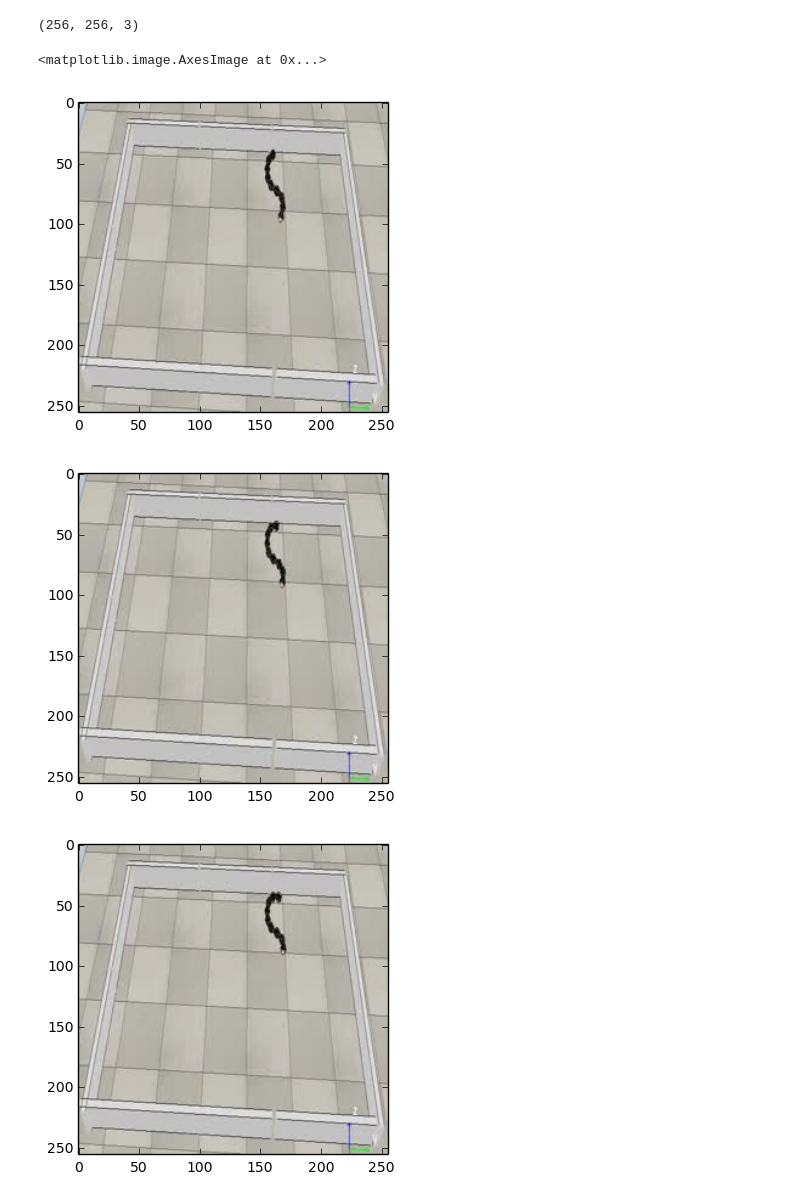
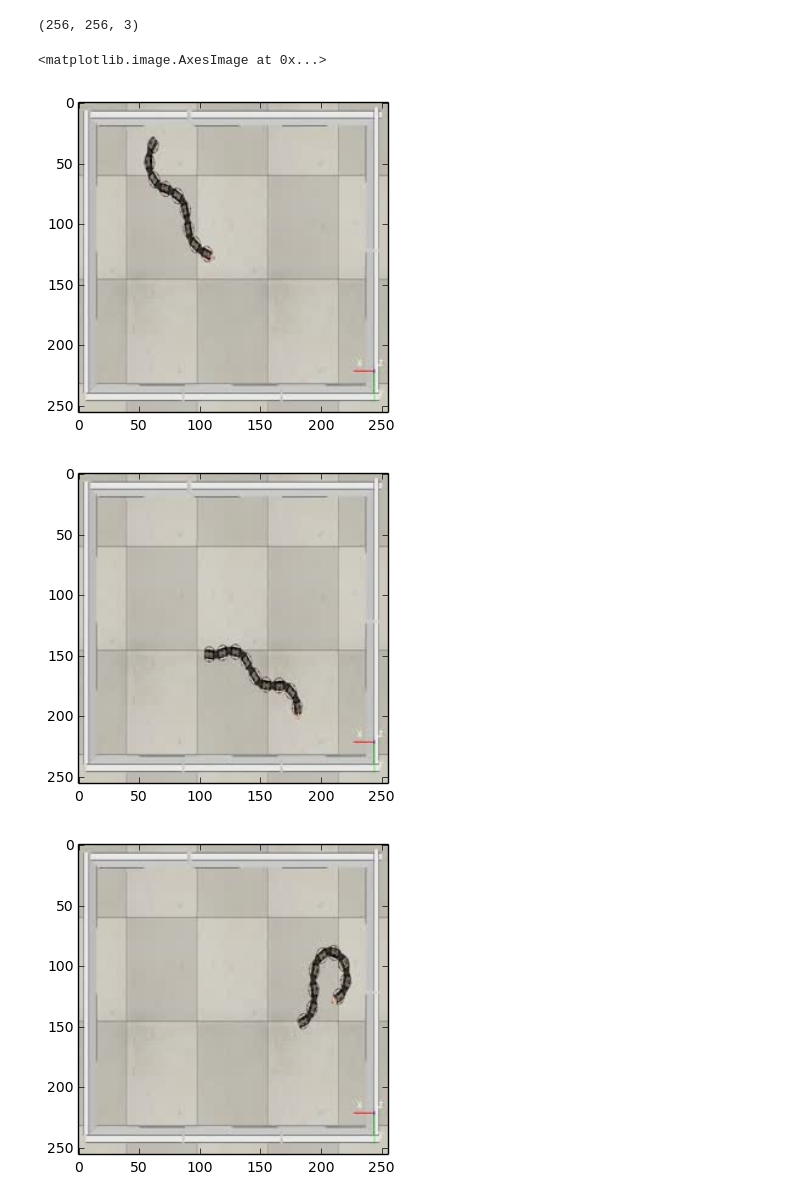
Before and after one commit to josephgreer/SoftRobotRepresentation, a Jupyter notebook: Src/PreprocessVideoData.ipynb, the cells around one changed output. Saved outputs shown, nothing was run; the diff lists cells and outputs as text; code cells hidden in the pictures.

```diff
--- a/Src/PreprocessVideoData.ipynb
+++ b/Src/PreprocessVideoData.ipynb
@@ -4,7 +4,7 @@
 import subprocess
 import re
 
-videoFile = "/home/ubuntu/SoftRobotRepresentation/Data/recording3.mp4"
+videoFile = "/home/ubuntu/SoftRobotRepresentation/Data/recordingRight2.mp4"
 
 def getLength(filename):
   result = subprocess.Popen(["ffprobe", filename],
@@ -45,7 +45,9 @@ imagesPerDir = 500
 outDir = '/home/ubuntu/SoftRobotRepresentation/Data/Recording3/'
 # cropInfo = '918:458:323:45' # for recording1
 # cropInfo = '910:1308:370:20' # for recording2
-cropInfo = '1188:1102:488:78' # for recording3
+# cropInfo = '1188:1102:488:78' # for recording3
+# cropInfo = '452:675:384:20' # for recordingOverhead
+cropInfo = '894:609:389:14' # for recordingOverhead
 
 numDirs = int(math.ceil(numFrames/imagesPerDir))
 for i in range(numDirs):
@@ -164,30 +169,30 @@ valStartNumber=18198
 # %%
 %matplotlib inline
 
 import matplotlib
 import matplotlib.pyplot as plt
 import time
 from matplotlib import image
 
-testPath = "/home/ubuntu/SoftRobotRepresentation/Data/Training/0/002510.jpg"
-testPath2 = "/home/ubuntu/SoftRobotRepresentation/Data/Training/0/002515.jpg"
-testPath3 = "/home/ubuntu/SoftRobotRepresentation/Data/Training/0/002513.jpg"
+testPath = "/home/ubuntu/SoftRobotRepresentation/Data/Training/0/030000.jpg"
+testPath2 = "/home/ubuntu/SoftRobotRepresentation/Data/Training/0/031000.jpg"
+testPath3 = "/home/ubuntu/SoftRobotRepresentation/Data/Training/0/032000.jpg"
 
 im =  image.imread(testPath)
 print im.shape
 plt.figure()
 plt.imshow(im)
 
 im3 =  image.imread(testPath3)
 plt.figure()
 plt.imshow(im3)
 
 im2 =  image.imread(testPath2)
 plt.figure()
 plt.imshow(im2)
 # %% [output]
 (256, 256, 3)
 <matplotlib.image.AxesImage at 0x...>
-[figure, old version]
+[figure, new version]
-[figure, old version]
+[figure, new version]
-[figure, old version]
+[figure, new version]
```
Also changed, not shown: parts of 2 cells of this notebook, 7 other files.
